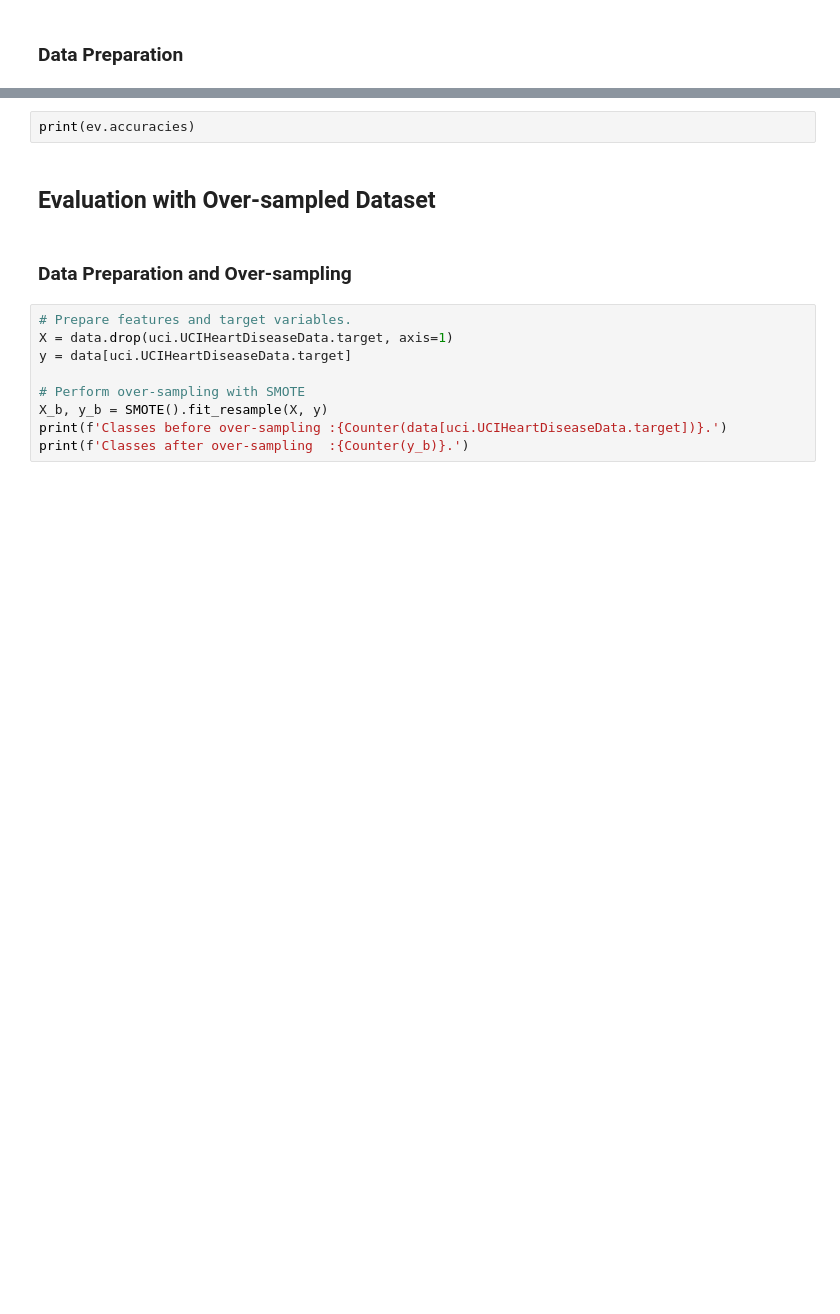
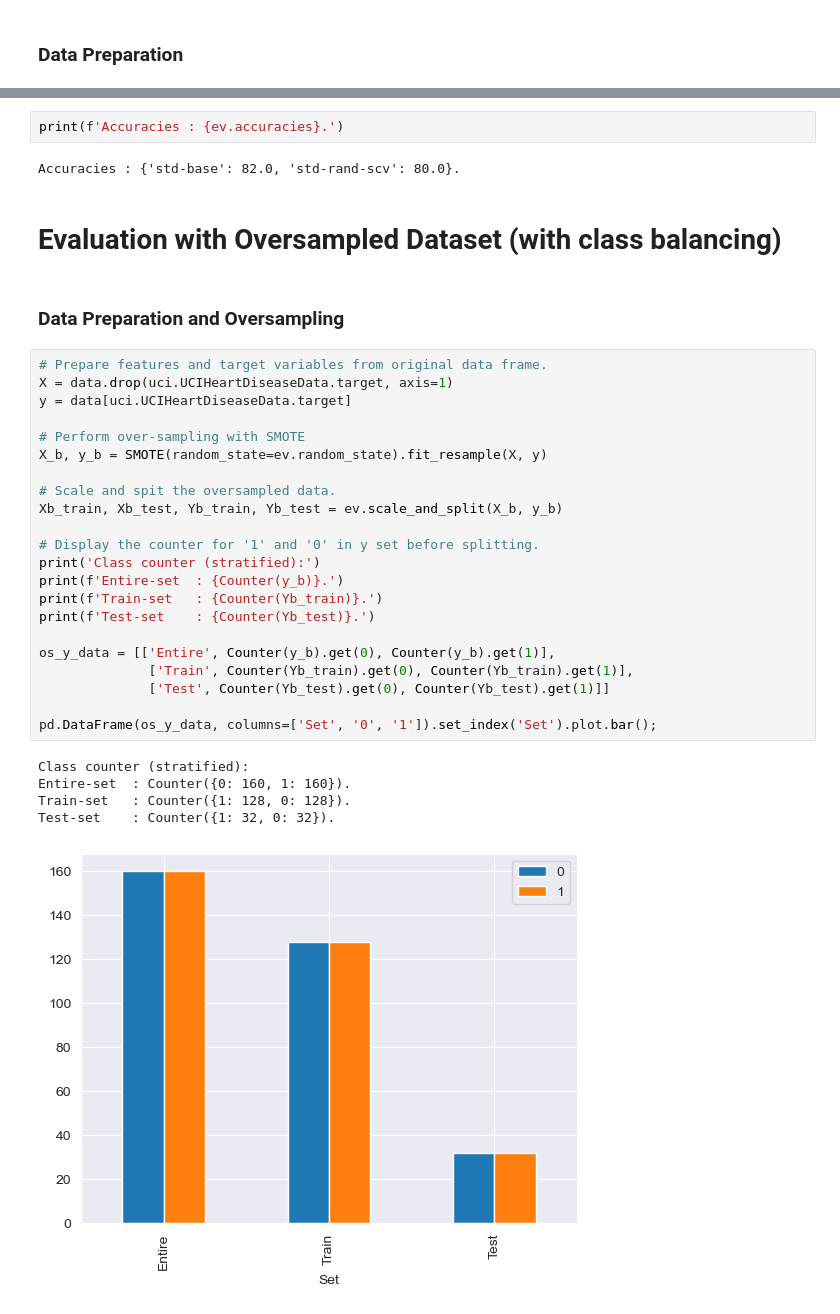
Before and after one commit to everhettoo/heart-disease-analysis, a Jupyter notebook: 4.0-model-random-forest.ipynb, the cells around one changed output, grey strips where cells are left out. Cells and saved outputs as stored; diff of their text form; blank space fills up the shorter version.

```diff
--- a/4.0-model-random-forest.ipynb
+++ b/4.0-model-random-forest.ipynb
@@ -189,16 +228,37 @@ Confusion Matrix
 # %%
-print(ev.accuracies)
+print(f'Accuracies : {ev.accuracies}.')
+# %% [output]
+Accuracies : {'std-base': 82.0, 'std-rand-scv': 80.0}.
 # %% [markdown]
-## Evaluation with Over-sampled Dataset
+# Evaluation with Oversampled Dataset (with class balancing)
 # %% [markdown]
-### Data Preparation and Over-sampling
+### Data Preparation and Oversampling
 # %%
-# Prepare features and target variables.
+# Prepare features and target variables from original data frame.
 X = data.drop(uci.UCIHeartDiseaseData.target, axis=1)
 y = data[uci.UCIHeartDiseaseData.target]
 
 # Perform over-sampling with SMOTE
-X_b, y_b = SMOTE().fit_resample(X, y)
-print(f'Classes before over-sampling :{Counter(data[uci.UCIHeartDiseaseData.target])}.')
-print(f'Classes after over-sampling  :{Counter(y_b)}.')
+X_b, y_b = SMOTE(random_state=ev.random_state).fit_resample(X, y)
+
+# Scale and spit the oversampled data.
+Xb_train, Xb_test, Yb_train, Yb_test = ev.scale_and_split(X_b, y_b)
+
+# Display the counter for '1' and '0' in y set before splitting.
+print('Class counter (stratified):')
+print(f'Entire-set  : {Counter(y_b)}.')
+print(f'Train-set   : {Counter(Yb_train)}.')
+print(f'Test-set    : {Counter(Yb_test)}.')
+
+os_y_data = [['Entire', Counter(y_b).get(0), Counter(y_b).get(1)],
+              ['Train', Counter(Yb_train).get(0), Counter(Yb_train).get(1)],
+              ['Test', Counter(Yb_test).get(0), Counter(Yb_test).get(1)]]
+
+pd.DataFrame(os_y_data, columns=['Set', '0', '1']).set_index('Set').plot.bar();
+# %% [output]
+Class counter (stratified):
+Entire-set  : Counter({0: 160, 1: 160}).
+Train-set   : Counter({1: 128, 0: 128}).
+Test-set    : Counter({1: 32, 0: 32}).
+[figure, added]
 # %%
```
Also changed, not shown: parts of 25 cells of this notebook.
